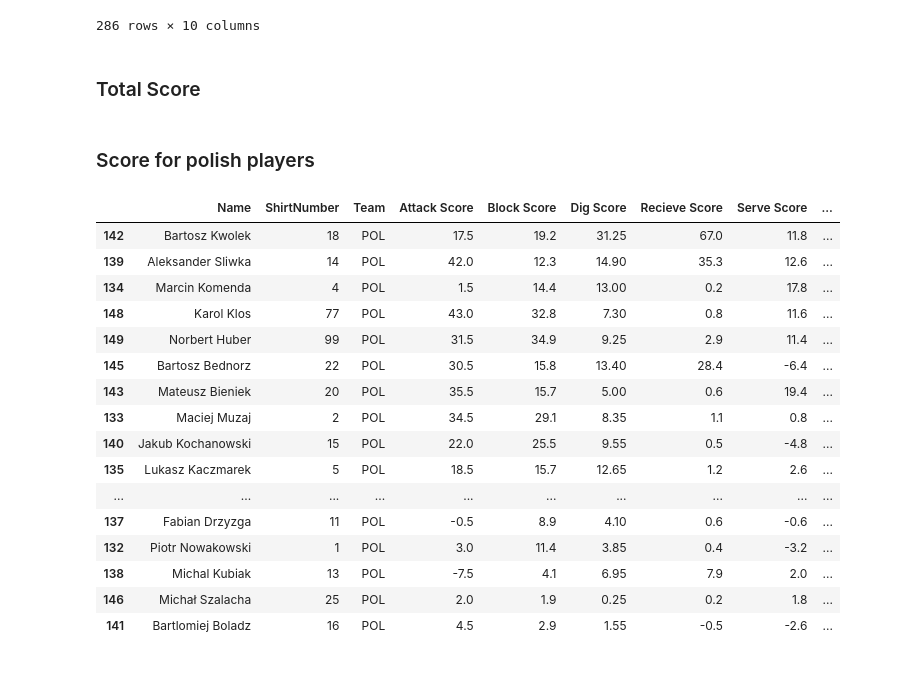
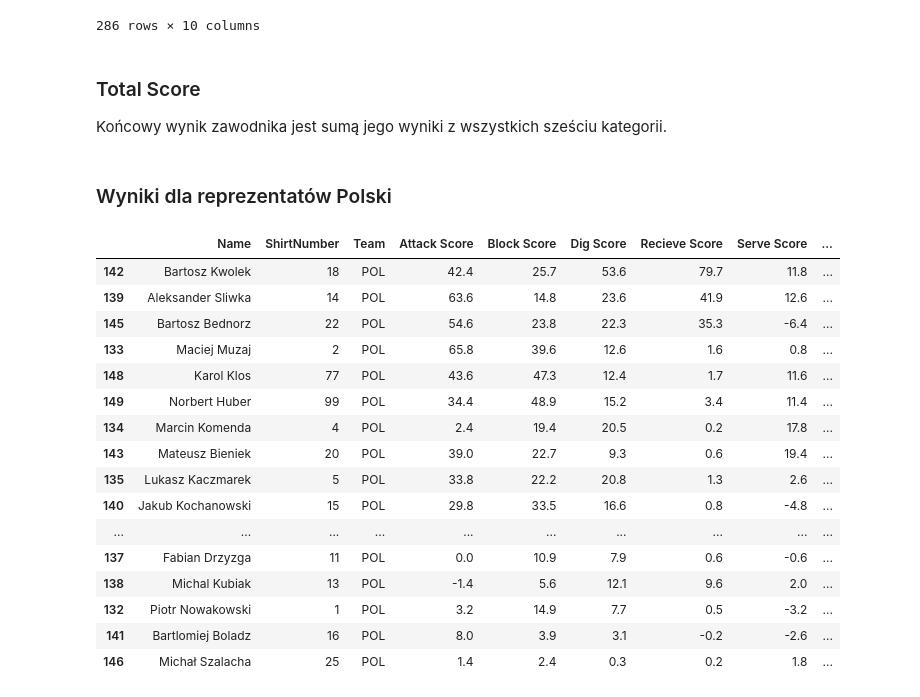
Before and after one commit to abryb/volleyball-score, a Jupyter notebook: voll_score.ipynb, the cells around one changed output. Drawn from its saved outputs; the diff is of its cells as text; code cells hidden in the pictures.

Commit message:
total score 1.0

```diff
--- a/voll_score.ipynb
+++ b/voll_score.ipynb
@@ -38,6 +73,6 @@ men_best_attackers.sort_values(by=['Attack Score'], ascending=False)
 # %%
 def block_score(row):
-    return row['Stuff Blocks'] - 0.3 * row['Faults'] + 0.5 * row['Rebounds']
+    return 1.5 * row['Stuff Blocks'] - 0.3 * row['Faults'] + 0.5 * row['Rebounds']
 
 men_best_blockers['Block Score'] = men_best_blockers.apply(block_score, axis=1)
 
@@ -59,6 +100,6 @@ men_best_blockers.sort_values(by=['Block Score'], ascending=False)
 # %%
 def dig_score(row):
-    return 0.25 * row['Digs']  + 0.5 * row['Receptions'] - 0.2 * row["Faults"]
+    return 1.0 * row['Receptions']  + 0.3 * row['Digs']  - 0.3 * row["Faults"]
 
 men_best_diggers['Dig Score'] = men_best_diggers.apply(dig_score, axis=1)
 
@@ -82,6 +127,6 @@ men_best_diggers.sort_values(by=['Dig Score'], ascending=False)
 # %%
 def recieve_score(row):
-    return 0.4 * row['Excellents'] + 0.2 * row['Serve receptions'] - 0.5 * row["Faults"]
+    return 0.5 * row['Excellents'] + 0.2 * row['Serve receptions'] - 0.2 * row["Faults"]
 
 men_best_recievers['Recieve Score'] = men_best_recievers.apply(recieve_score , axis=1)
 
@@ -151,6 +201,8 @@ men_best_setters.sort_values(by=['Set Score'], ascending=False)
 286 rows × 10 columns
 # %% [markdown]
 ### Total Score
+
+Końcowy wynik zawodnika jest sumą jego wyniki z wszystkich sześciu kategorii.
 # %%
 scores = men_best_attackers[['Name', 'ShirtNumber', 'Team']].copy()
 scores = pd.merge(scores, men_best_attackers[['Team', 'ShirtNumber', 'Attack Score']], on=['Team', 'ShirtNumber'])
@@ -163,26 +215,26 @@ scores = pd.merge(scores, men_best_setters[['Team', 'ShirtNumber', 'Set Score']]
 def total_score(row):
     return row['Attack Score'] + row['Block Score'] + row['Dig Score'] + row['Recieve Score'] + row['Serve Score'] + row['Set Score']
 
-scores['Score'] = scores.apply(total_score, axis=1)
+scores['Total Score'] = scores.apply(total_score, axis=1)
 # %% [markdown]
-### Score for polish players
+### Wyniki dla reprezentatów Polski
 # %%
-scores[scores['Team'] == 'POL'].sort_values(by=['Score'], ascending=False)
+scores[scores['Team'] == 'POL'].sort_values(by=['Total Score'], ascending=False)
 # %% [output]
 |  | Name | ShirtNumber | Team | Attack Score | Block Score | Dig Score | Recieve Score | Serve Score | ... |
-| 142 | Bartosz Kwolek | 18 | POL | 17.5 | 19.2 | 31.25 | 67.0 | 11.8 | ... |
-| 139 | Aleksander Sliwka | 14 | POL | 42.0 | 12.3 | 14.90 | 35.3 | 12.6 | ... |
-| 134 | Marcin Komenda | 4 | POL | 1.5 | 14.4 | 13.00 | 0.2 | 17.8 | ... |
-| 148 | Karol Klos | 77 | POL | 43.0 | 32.8 | 7.30 | 0.8 | 11.6 | ... |
-| 149 | Norbert Huber | 99 | POL | 31.5 | 34.9 | 9.25 | 2.9 | 11.4 | ... |
-| 145 | Bartosz Bednorz | 22 | POL | 30.5 | 15.8 | 13.40 | 28.4 | -6.4 | ... |
-| 143 | Mateusz Bieniek | 20 | POL | 35.5 | 15.7 | 5.00 | 0.6 | 19.4 | ... |
-| 133 | Maciej Muzaj | 2 | POL | 34.5 | 29.1 | 8.35 | 1.1 | 0.8 | ... |
-| 140 | Jakub Kochanowski | 15 | POL | 22.0 | 25.5 | 9.55 | 0.5 | -4.8 | ... |
-| 135 | Lukasz Kaczmarek | 5 | POL | 18.5 | 15.7 | 12.65 | 1.2 | 2.6 | ... |
+| 142 | Bartosz Kwolek | 18 | POL | 42.4 | 25.7 | 53.6 | 79.7 | 11.8 | ... |
+| 139 | Aleksander Sliwka | 14 | POL | 63.6 | 14.8 | 23.6 | 41.9 | 12.6 | ... |
+| 145 | Bartosz Bednorz | 22 | POL | 54.6 | 23.8 | 22.3 | 35.3 | -6.4 | ... |
+| 133 | Maciej Muzaj | 2 | POL | 65.8 | 39.6 | 12.6 | 1.6 | 0.8 | ... |
+| 148 | Karol Klos | 77 | POL | 43.6 | 47.3 | 12.4 | 1.7 | 11.6 | ... |
+| 149 | Norbert Huber | 99 | POL | 34.4 | 48.9 | 15.2 | 3.4 | 11.4 | ... |
+| 134 | Marcin Komenda | 4 | POL | 2.4 | 19.4 | 20.5 | 0.2 | 17.8 | ... |
+| 143 | Mateusz Bieniek | 20 | POL | 39.0 | 22.7 | 9.3 | 0.6 | 19.4 | ... |
+| 135 | Lukasz Kaczmarek | 5 | POL | 33.8 | 22.2 | 20.8 | 1.3 | 2.6 | ... |
+| 140 | Jakub Kochanowski | 15 | POL | 29.8 | 33.5 | 16.6 | 0.8 | -4.8 | ... |
 | ... | ... | ... | ... | ... | ... | ... | ... | ... | ... |
-| 137 | Fabian Drzyzga | 11 | POL | -0.5 | 8.9 | 4.10 | 0.6 | -0.6 | ... |
-| 132 | Piotr Nowakowski | 1 | POL | 3.0 | 11.4 | 3.85 | 0.4 | -3.2 | ... |
-| 138 | Michal Kubiak | 13 | POL | -7.5 | 4.1 | 6.95 | 7.9 | 2.0 | ... |
-| 146 | Michał Szalacha | 25 | POL | 2.0 | 1.9 | 0.25 | 0.2 | 1.8 | ... |
-| 141 | Bartlomiej Boladz | 16 | POL | 4.5 | 2.9 | 1.55 | -0.5 | -2.6 | ... |
+| 137 | Fabian Drzyzga | 11 | POL | 0.0 | 10.9 | 7.9 | 0.6 | -0.6 | ... |
+| 138 | Michal Kubiak | 13 | POL | -1.4 | 5.6 | 12.1 | 9.6 | 2.0 | ... |
+| 132 | Piotr Nowakowski | 1 | POL | 3.2 | 14.9 | 7.7 | 0.5 | -3.2 | ... |
+| 141 | Bartlomiej Boladz | 16 | POL | 8.0 | 3.9 | 3.1 | -0.2 | -2.6 | ... |
+| 146 | Michał Szalacha | 25 | POL | 1.4 | 2.4 | 0.3 | 0.2 | 1.8 | ... |
```
Also changed, not shown: parts of 15 cells of this notebook.
